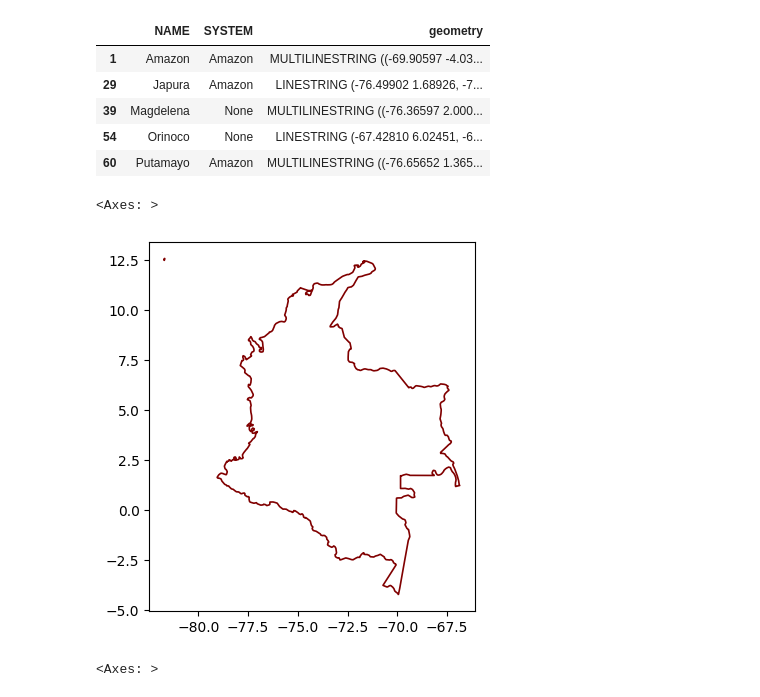
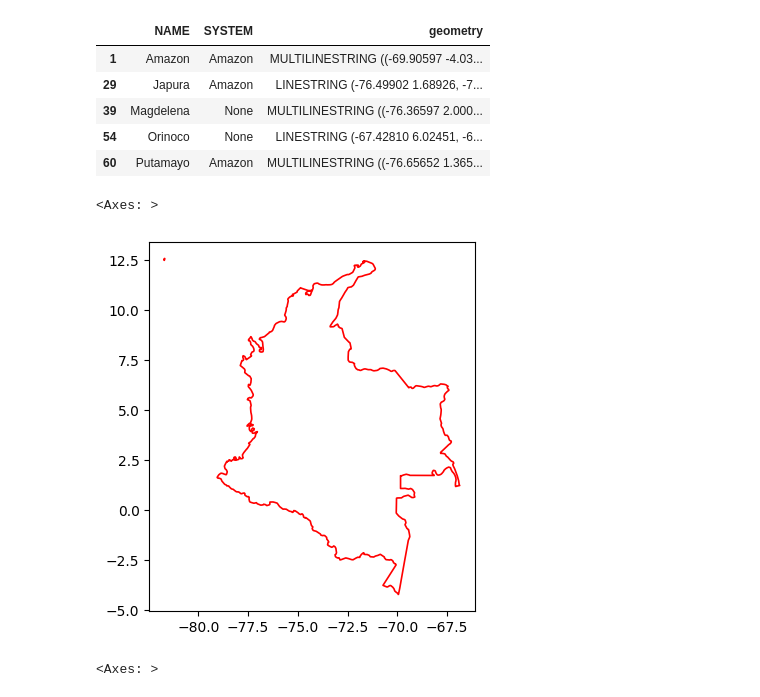
Before and after one commit to ZairaYacsavilca/simpleplot, a Jupyter notebook: Untitled.ipynb, the cells around one changed output. Cells and saved outputs as stored; diff of their text form; code cells hidden in the pictures.

```diff
--- a/Untitled.ipynb
+++ b/Untitled.ipynb
@@ -62,11 +62,11 @@ rivers_colombia.head()
 # %%
 #Ahora realizaremos unos ajustes visuales capa por capa para ver sus resultados
 #En general, no le pondremos ningún color al siguiente polígono, mas sí le agregamos uno al contorno para diferenciarlo
 #También se cambia el grosor de este
-colombia.plot(facecolor="white", edgecolor="maroon", linewidth=1.2)
+colombia.plot(facecolor="white", edgecolor="red", linewidth=1.2)
 # %% [output]
 <Axes: >
-[figure, old version]
+[figure, new version]
 # %%
 #Mostraremos las ciudades como una estrella
 #Les pondremos un color que resalte y tendrán un tamaño mayor
```
Also changed, not shown: parts of 21 cells of this notebook, 1 other file.
